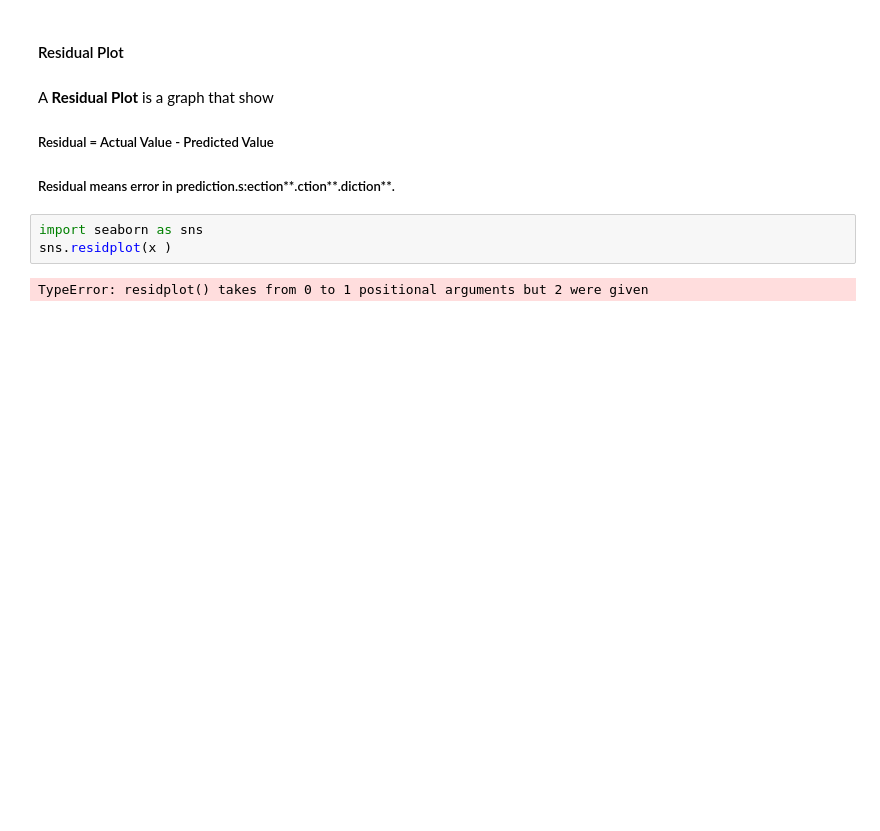
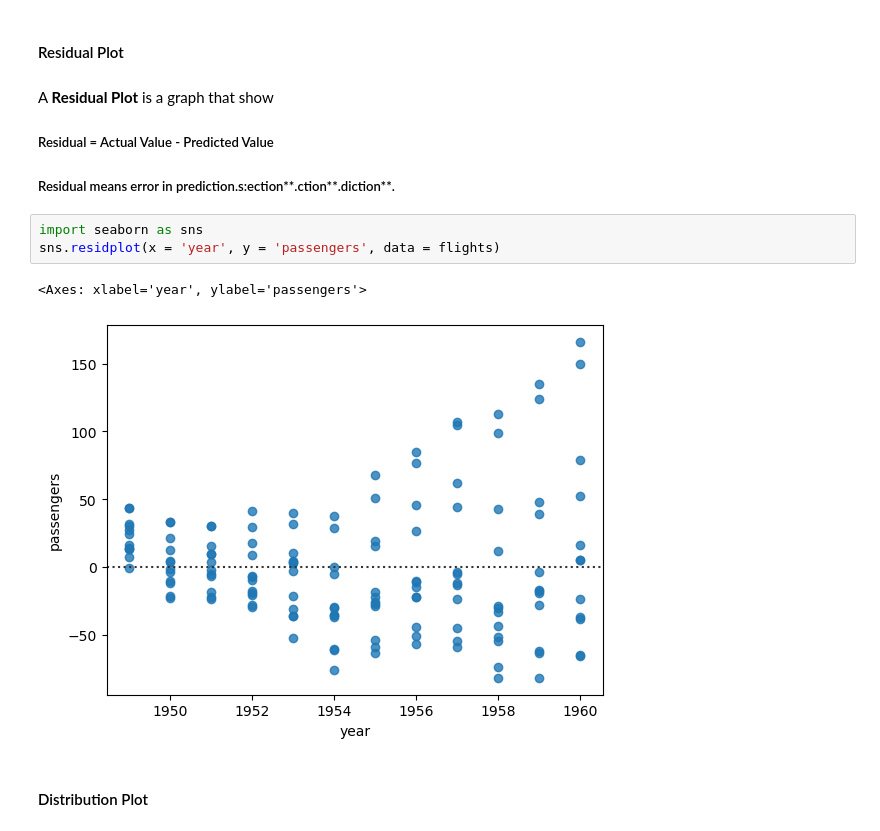
Before and after one commit to aaditya-pdgupta/Python_Course, a Jupyter notebook: Linear_Regression.ipynb, the cells around one changed output. Saved outputs shown, nothing was run; the diff lists cells and outputs as text; blank space fills up the shorter version.

```diff
--- a/Linear_Regression.ipynb
+++ b/Linear_Regression.ipynb
@@ -174,6 +174,9 @@ A **Residual Plot** is a graph that show
 ##### Residual means error in prediction.s:ection**.ction**.diction**.
 # %%
 import seaborn as sns
-sns.residplot(x )
+sns.residplot(x = 'year', y = 'passengers', data = flights)
 # %% [output]
-TypeError: residplot() takes from 0 to 1 positional arguments but 2 were given
+<Axes: xlabel='year', ylabel='passengers'>
+[figure, added]
+# %% [markdown]
+#### Distribution Plot
```
